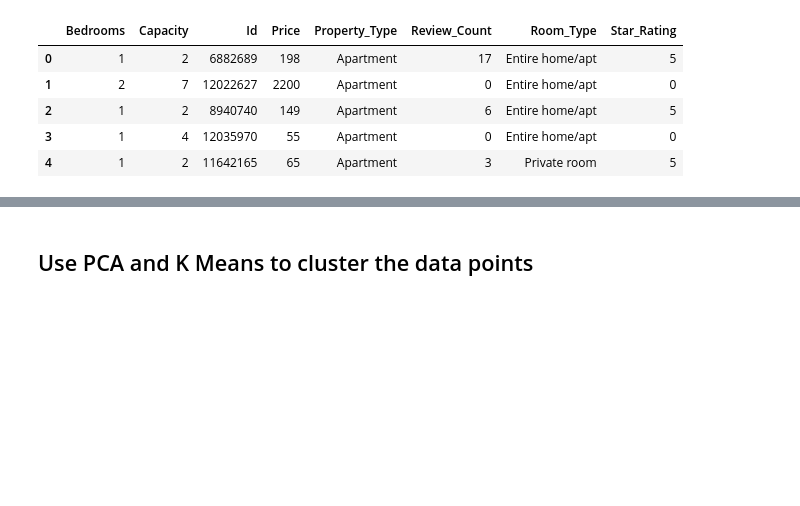
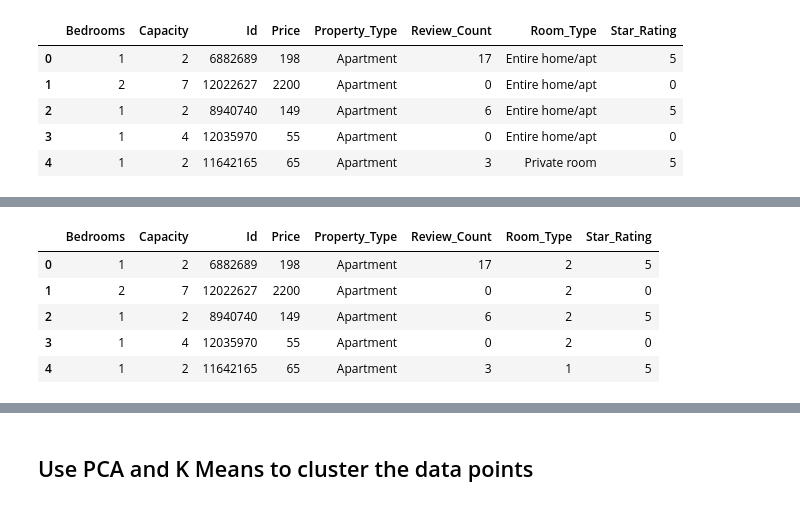
Before and after one commit to peacing/bkds-datachallenge-singman-paul, a Jupyter notebook: case-study-explore.ipynb, the cells around one changed output, grey strips where cells are left out. Drawn from its saved outputs; the diff is of its cells as text; code cells hidden in the pictures; blank space fills up the shorter version.

```diff
--- a/case-study-explore.ipynb
+++ b/case-study-explore.ipynb
@@ -24,3 +64,12 @@ ny_df.head()
+# %%
+ny_df.head()
+# %% [output]
+|  | Bedrooms | Capacity | Id | Price | Property_Type | Review_Count | Room_Type | Star_Rating |
+| 0 | 1 | 2 | 6882689 | 198 | Apartment | 17 | 2 | 5 |
+| 1 | 2 | 7 | 12022627 | 2200 | Apartment | 0 | 2 | 0 |
+| 2 | 1 | 2 | 8940740 | 149 | Apartment | 6 | 2 | 5 |
+| 3 | 1 | 4 | 12035970 | 55 | Apartment | 0 | 2 | 0 |
+| 4 | 1 | 2 | 11642165 | 65 | Apartment | 3 | 1 | 5 |
 # %%
 # summary stats on some of the variables
 ny_df.describe()
```
Also changed, not shown: parts of 19 cells of this notebook.
